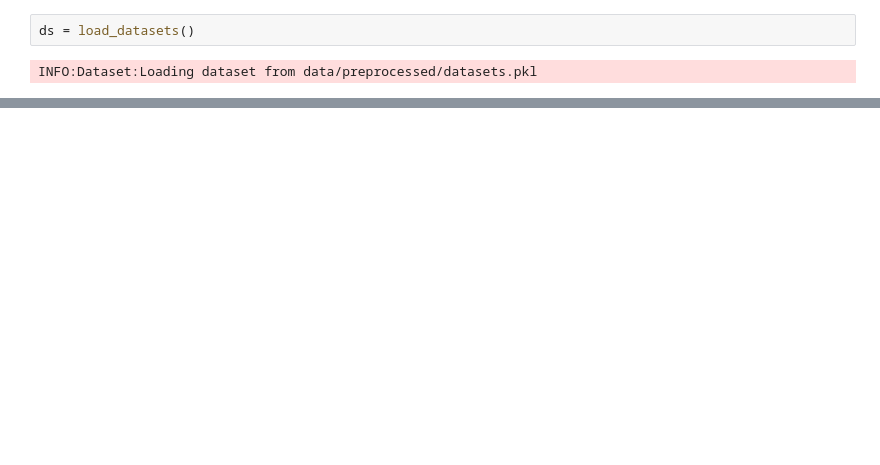
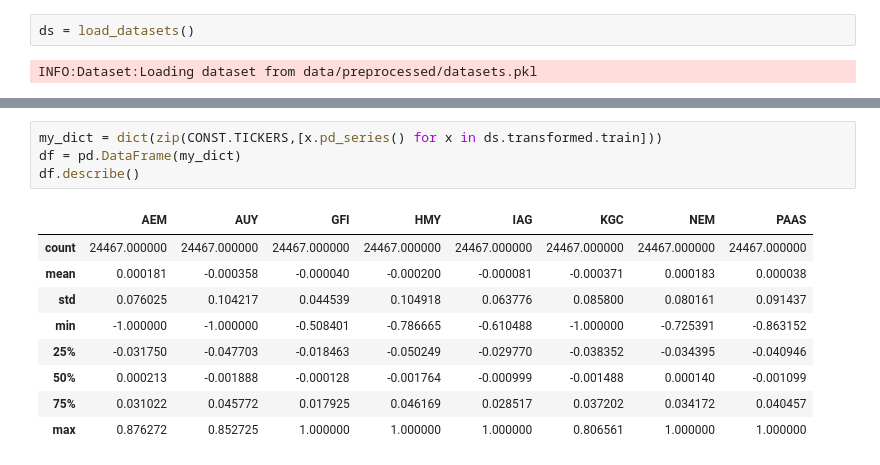
Before and after one commit to mikasso/nasdaq_forecasting, a Jupyter notebook: visualization.ipynb, the cells around one changed output, grey strips where cells are left out. Saved outputs shown, nothing was run; the diff lists cells and outputs as text; blank space fills up the shorter version.

```diff
--- a/visualization.ipynb
+++ b/visualization.ipynb
@@ -86,0 +119,14 @@ plt.show()
+# %%
+my_dict = dict(zip(CONST.TICKERS,[x.pd_series() for x in ds.transformed.train]))
+df = pd.DataFrame(my_dict)
+df.describe()
+# %% [output]
+|  | AEM | AUY | GFI | HMY | IAG | KGC | NEM | PAAS |
+| count | 24467.000000 | 24467.000000 | 24467.000000 | 24467.000000 | 24467.000000 | 24467.000000 | 24467.000000 | 24467.000000 |
+| mean | 0.000181 | -0.000358 | -0.000040 | -0.000200 | -0.000081 | -0.000371 | 0.000183 | 0.000038 |
+| std | 0.076025 | 0.104217 | 0.044539 | 0.104918 | 0.063776 | 0.085800 | 0.080161 | 0.091437 |
+| min | -1.000000 | -1.000000 | -0.508401 | -0.786665 | -0.610488 | -1.000000 | -0.725391 | -0.863152 |
+| 25% | -0.031750 | -0.047703 | -0.018463 | -0.050249 | -0.029770 | -0.038352 | -0.034395 | -0.040946 |
+| 50% | 0.000213 | -0.001888 | -0.000128 | -0.001764 | -0.000999 | -0.001488 | 0.000140 | -0.001099 |
+| 75% | 0.031022 | 0.045772 | 0.017925 | 0.046169 | 0.028517 | 0.037202 | 0.034172 | 0.040457 |
+| max | 0.876272 | 0.852725 | 1.000000 | 1.000000 | 1.000000 | 0.806561 | 1.000000 | 1.000000 |
```
Also changed, not shown: parts of 12 cells of this notebook, 8 other files.
